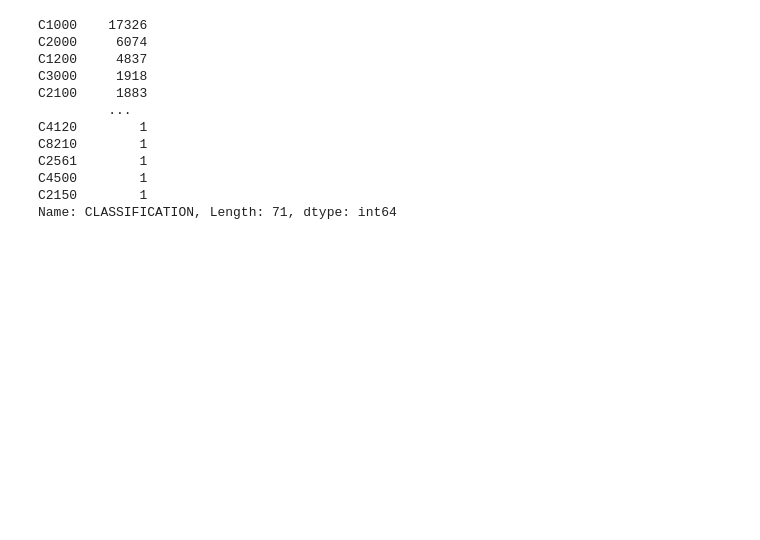
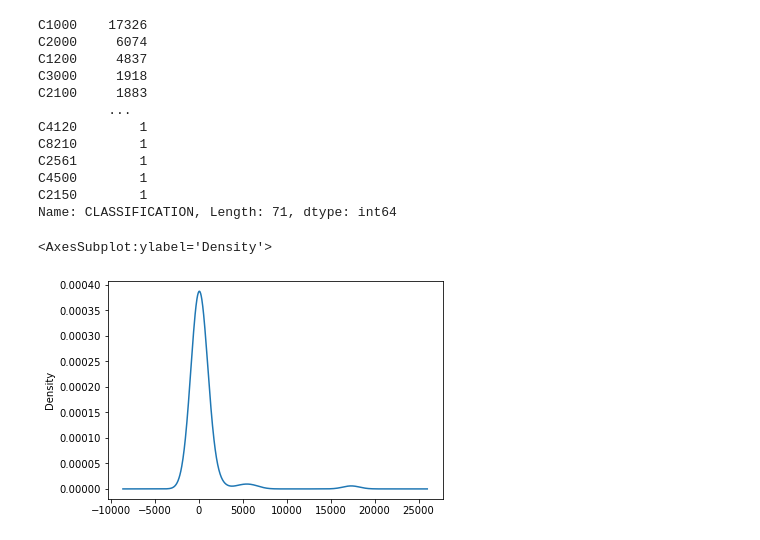
Before and after one commit to farbodjs/Neural_Network_Charity_Analysis, a Jupyter notebook: AlphabetSoupCharity_Optimzation.ipynb, the cells around one changed output. Cells and saved outputs as stored; diff of their text form; code cells hidden in the pictures; blank space fills up the shorter version.

```diff
--- a/AlphabetSoupCharity_Optimzation.ipynb
+++ b/AlphabetSoupCharity_Optimzation.ipynb
@@ -16,3 +16,8 @@ application_df.head()
 | 2 | 10547893 | ST CLOUD PROFESSIONAL FIREFIGHTERS | T5 | CompanySponsored | C3000 | ProductDev | Association | 1 | ... |
 | 3 | 10553066 | SOUTHSIDE ATHLETIC ASSOCIATION | T3 | CompanySponsored | C2000 | Preservation | Trust | 1 | ... |
 | 4 | 10556103 | GENETIC RESEARCH INSTITUTE OF THE... | T3 | Independent | C1000 | Heathcare | Trust | 1 | ... |
+# %%
+# Drop the non-beneficial ID columns, 'EIN' and 'NAME'.
+
+application_df = application_df.drop(columns =["EIN","NAME"], axis=1)
+application_df.head()
@@ -100,3 +110,9 @@ C2561        1
 C4500        1
 C2150        1
 Name: CLASSIFICATION, Length: 71, dtype: int64
+# %%
+# Visualize the value counts of CLASSIFICATION
+classification_counts.plot.density()
+# %% [output]
+<AxesSubplot:ylabel='Density'>
+[figure, added]
```
Also changed, not shown: parts of 11 cells of this notebook.
